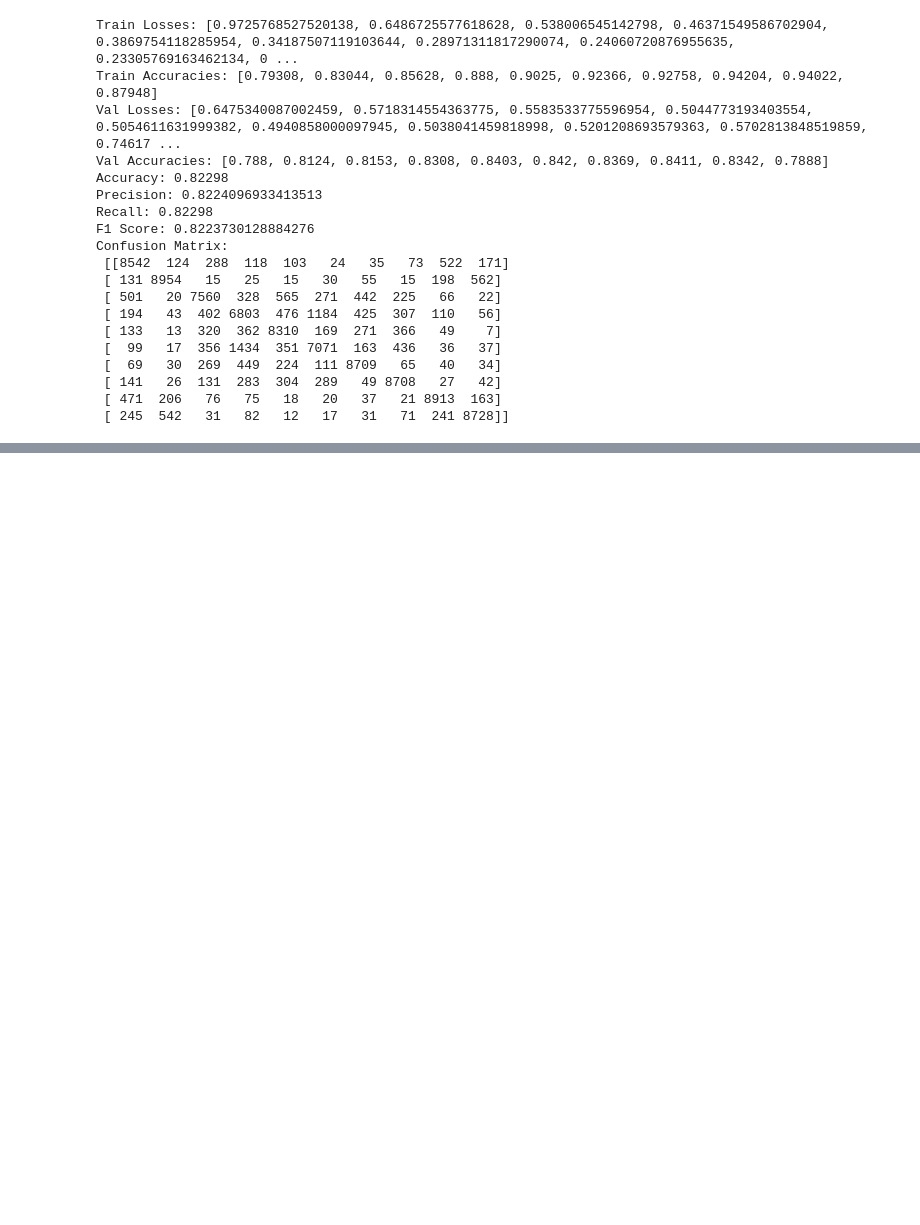
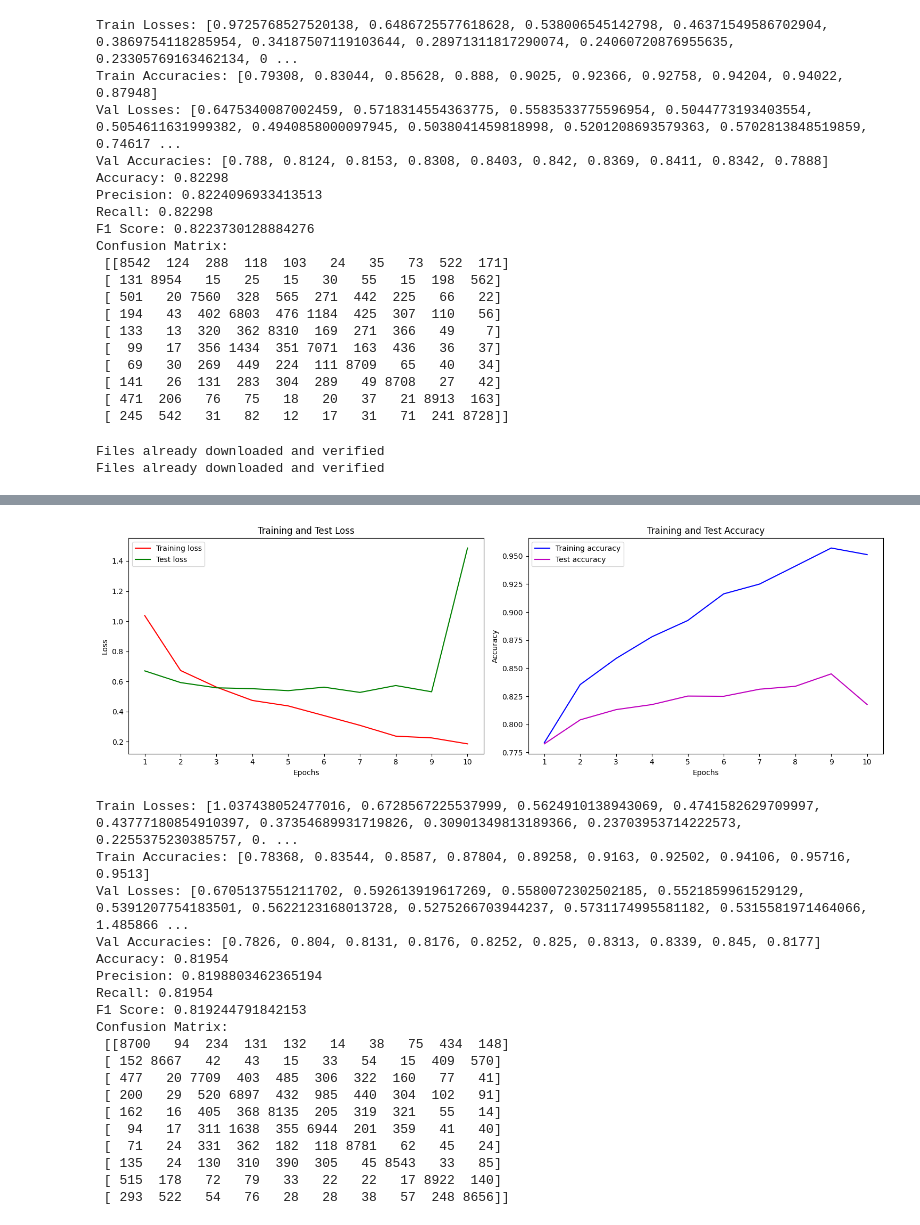
Before and after one commit to fatimaazfar/ResNet-Optima, a Jupyter notebook: classic-resnet.ipynb, the cells around one changed output, grey strips where cells are left out. Drawn from its saved outputs; the diff is of its cells as text; code cells hidden in the pictures; blank space fills up the shorter version.

Commit message:
CIFAR10 results

```diff
--- a/classic-resnet.ipynb
+++ b/classic-resnet.ipynb
@@ -281,3 +281,11 @@ Confusion Matrix:
  [ 141   26  131  283  304  289   49 8708   27   42]
  [ 471  206   76   75   18   20   37   21 8913  163]
  [ 245  542   31   82   12   17   31   71  241 8728]]
+# %%
+if __name__ == '__main__':
+    model = "resnet101" # Choose from 'resnet50', 'resnet101', or 'resnet152'
+    dataset = "cifar10" # Choose from 'cifar10' or 'imagenet'
+    main(model,dataset)
+# %% [output]
+Files already downloaded and verified
+Files already downloaded and verified
@@ -283,0 +304,20 @@ Confusion Matrix:
+[figure, added]
+Train Losses: [1.037438052477016, 0.6728567225537999, 0.5624910138943069, 0.4741582629709997, 0.43777180854910397, 0.37354689931719826, 0.30901349813189366, 0.23703953714222573, 0.2255375230385757, 0. ...
+Train Accuracies: [0.78368, 0.83544, 0.8587, 0.87804, 0.89258, 0.9163, 0.92502, 0.94106, 0.95716, 0.9513]
+Val Losses: [0.6705137551211702, 0.592613919617269, 0.5580072302502185, 0.5521859961529129, 0.5391207754183501, 0.5622123168013728, 0.5275266703944237, 0.5731174995581182, 0.5315581971464066, 1.485866 ...
+Val Accuracies: [0.7826, 0.804, 0.8131, 0.8176, 0.8252, 0.825, 0.8313, 0.8339, 0.845, 0.8177]
+Accuracy: 0.81954
+Precision: 0.8198803462365194
+Recall: 0.81954
+F1 Score: 0.819244791842153
+Confusion Matrix:
+ [[8700   94  234  131  132   14   38   75  434  148]
+ [ 152 8667   42   43   15   33   54   15  409  570]
+ [ 477   20 7709  403  485  306  322  160   77   41]
+ [ 200   29  520 6897  432  985  440  304  102   91]
+ [ 162   16  405  368 8135  205  319  321   55   14]
+ [  94   17  311 1638  355 6944  201  359   41   40]
+ [  71   24  331  362  182  118 8781   62   45   24]
+ [ 135   24  130  310  390  305   45 8543   33   85]
+ [ 515  178   72   79   33   22   22   17 8922  140]
+ [ 293  522   54   76   28   28   38   57  248 8656]]
```
Also changed, not shown: parts of 2 cells of this notebook.
